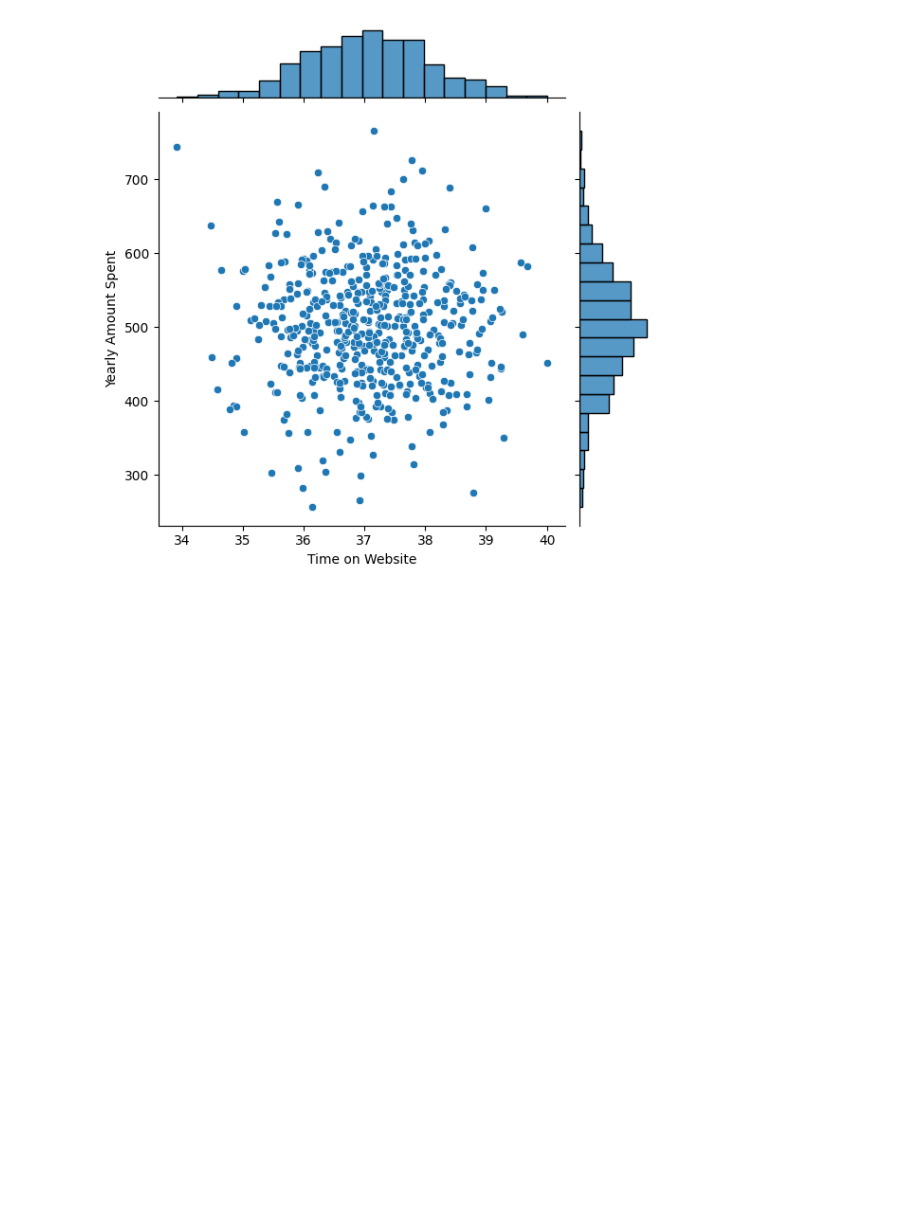
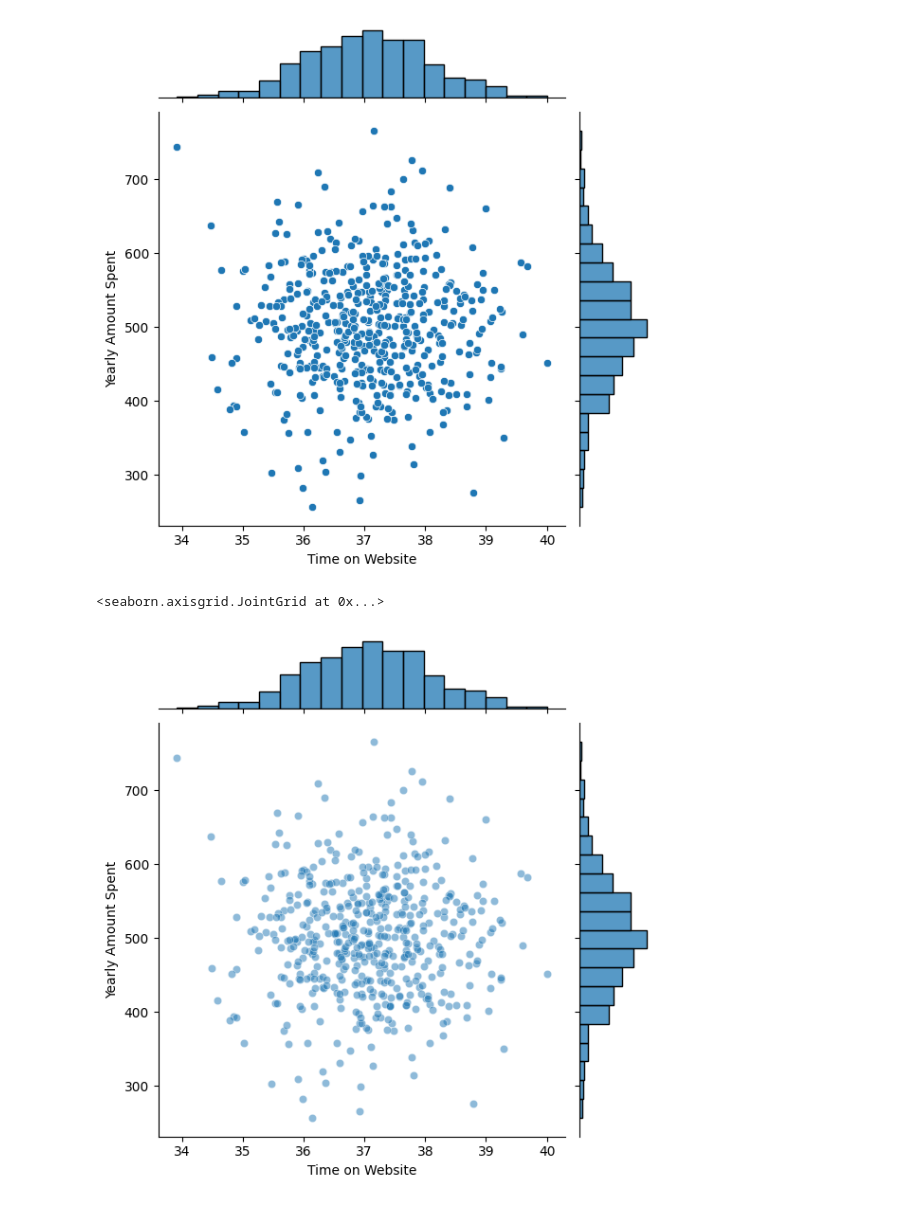
Before and after one commit to Andreas-Westh/MachineLearning_Python, a Jupyter notebook: Linear_Regression.ipynb, the cells around one changed output. Drawn from its saved outputs; the diff is of its cells as text; code cells hidden in the pictures; blank space fills up the shorter version.

```diff
--- a/Linear_Regression.ipynb
+++ b/Linear_Regression.ipynb
@@ -53,3 +53,8 @@ sns.jointplot(x="Time on Website", y="Yearly Amount Spent", data=df)
 # %% [output]
 <seaborn.axisgrid.JointGrid at 0x...>
 [figure]
+# %%
+sns.jointplot(x="Time on Website", y="Yearly Amount Spent", data=df, alpha=0.5) # makes the layers more clear
+# %% [output]
+<seaborn.axisgrid.JointGrid at 0x...>
+[figure, added]
```
Also changed, not shown: parts of 18 cells of this notebook.
